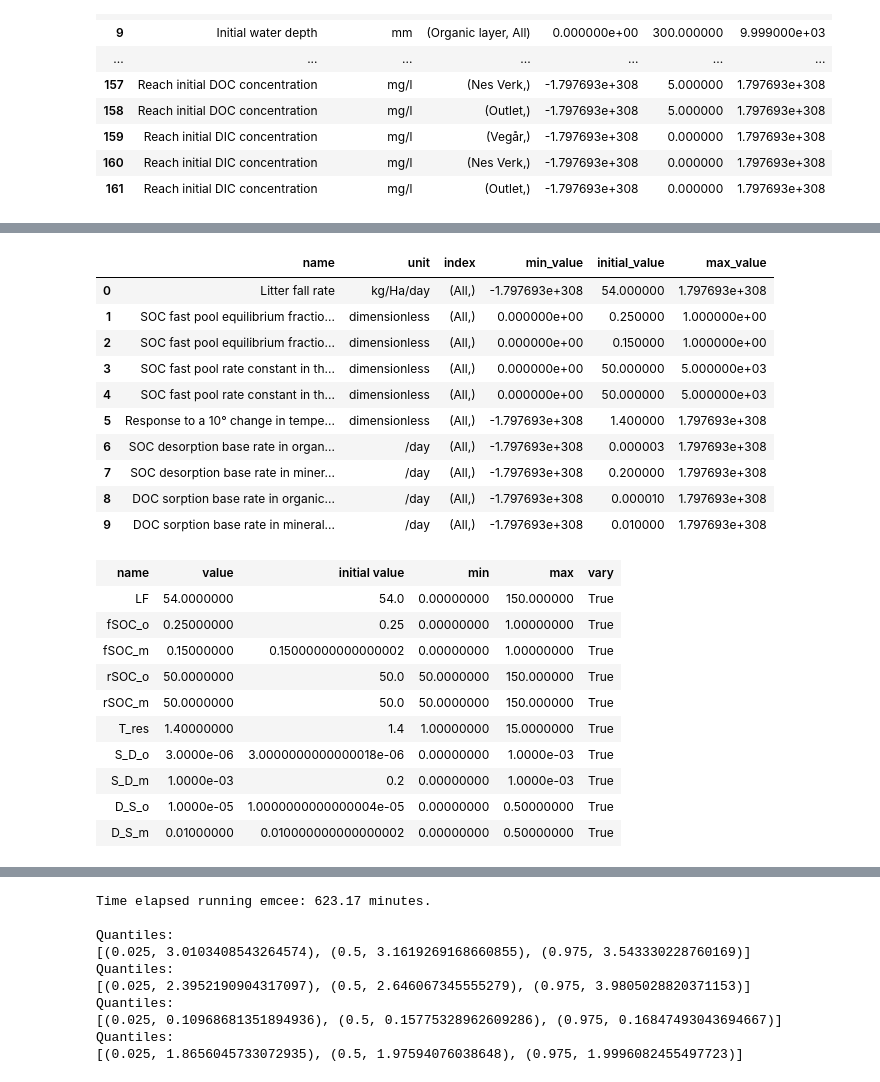
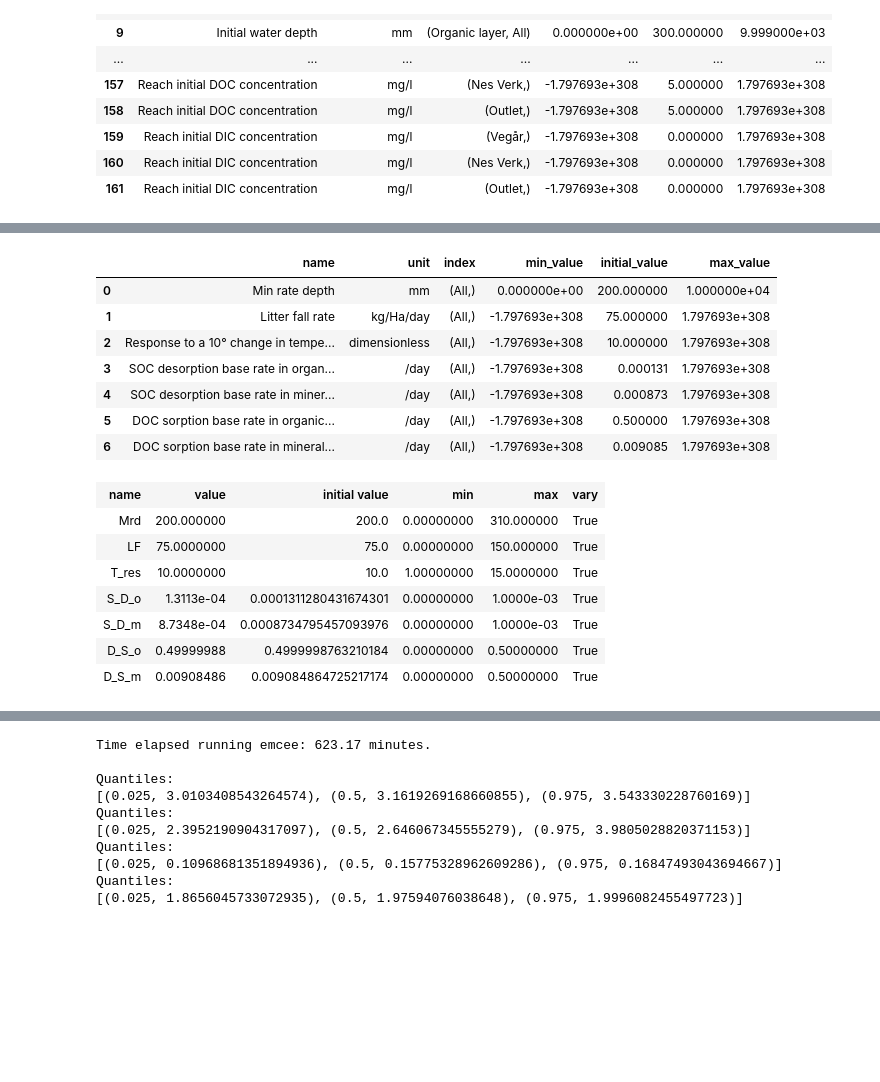
Before and after one commit to NIVANorge/Mobius, a Jupyter notebook: PythonWrapper/INCA-C/calibration.ipynb, the cells around one changed output, grey strips where cells are left out. Drawn from its saved outputs; the diff is of its cells as text; code cells hidden in the pictures; blank space fills up the shorter version.

```diff
--- a/PythonWrapper/INCA-C/calibration.ipynb
+++ b/PythonWrapper/INCA-C/calibration.ipynb
@@ -63,26 +63,20 @@ Nash-Sutcliffe coefficient: -1.855867
 Number of observations: 266
 # %%
-calib_df = param_df.loc[[108, 109, 110, 111, 112, 113, 119, 120, 121, 122]].reset_index(drop=True)
+calib_df = param_df.loc[[105, 108, 113, 119, 120, 121, 122]].reset_index(drop=True)
 calib_df
 # %% [output]
 |  | name | unit | index | min_value | initial_value | max_value |
-| 0 | Litter fall rate | kg/Ha/day | (All,) | -1.797693e+308 | 54.000000 | 1.797693e+308 |
-| 1 | SOC fast pool equilibrium fractio... | dimensionless | (All,) | 0.000000e+00 | 0.250000 | 1.000000e+00 |
-| 2 | SOC fast pool equilibrium fractio... | dimensionless | (All,) | 0.000000e+00 | 0.150000 | 1.000000e+00 |
-| 3 | SOC fast pool rate constant in th... | dimensionless | (All,) | 0.000000e+00 | 50.000000 | 5.000000e+03 |
-| 4 | SOC fast pool rate constant in th... | dimensionless | (All,) | 0.000000e+00 | 50.000000 | 5.000000e+03 |
-| 5 | Response to a 10° change in tempe... | dimensionless | (All,) | -1.797693e+308 | 1.400000 | 1.797693e+308 |
-| 6 | SOC desorption base rate in organ... | /day | (All,) | -1.797693e+308 | 0.000003 | 1.797693e+308 |
-| 7 | SOC desorption base rate in miner... | /day | (All,) | -1.797693e+308 | 0.200000 | 1.797693e+308 |
-| 8 | DOC sorption base rate in organic... | /day | (All,) | -1.797693e+308 | 0.000010 | 1.797693e+308 |
-| 9 | DOC sorption base rate in mineral... | /day | (All,) | -1.797693e+308 | 0.010000 | 1.797693e+308 |
+| 0 | Min rate depth | mm | (All,) | 0.000000e+00 | 200.000000 | 1.000000e+04 |
+| 1 | Litter fall rate | kg/Ha/day | (All,) | -1.797693e+308 | 75.000000 | 1.797693e+308 |
+| 2 | Response to a 10° change in tempe... | dimensionless | (All,) | -1.797693e+308 | 10.000000 | 1.797693e+308 |
+| 3 | SOC desorption base rate in organ... | /day | (All,) | -1.797693e+308 | 0.000131 | 1.797693e+308 |
+| 4 | SOC desorption base rate in miner... | /day | (All,) | -1.797693e+308 | 0.000873 | 1.797693e+308 |
+| 5 | DOC sorption base rate in organic... | /day | (All,) | -1.797693e+308 | 0.500000 | 1.797693e+308 |
+| 6 | DOC sorption base rate in mineral... | /day | (All,) | -1.797693e+308 | 0.009085 | 1.797693e+308 |
 # %%
 calib_df['short_name'] = [
+    'Mrd',
     'LF',
-    'fSOC_o',
-    'fSOC_m',
-    'rSOC_o',
-    'rSOC_m',
     'T_res',
     'S_D_o',
     'S_D_m',
@@ -92,16 +86,18 @@ calib_df['short_name'] = [
 
 params = cu.parameter_df_to_lmfit(calib_df)
 
+params['Mrd'].min = 0
+params['Mrd'].max = 310
 params['LF'].min = 0
 params['LF'].max = 150
-params['fSOC_o'].min = 0
-params['fSOC_o'].max = 1
-params['fSOC_m'].min = 0
-params['fSOC_m'].max = 1
-params['rSOC_o'].min = 50
-params['rSOC_o'].max = 150
-params['rSOC_m'].min = 50
-params['rSOC_m'].max = 150
+#params['fSOC_o'].min = 0
+#params['fSOC_o'].max = 1
+#params['fSOC_m'].min = 0
+#params['fSOC_m'].max = 1
+#params['rSOC_o'].min = 50
+#params['rSOC_o'].max = 150
+#params['rSOC_m'].min = 50
+#params['rSOC_m'].max = 150
 params['T_res'].min = 1
 params['T_res'].max = 15
 params['S_D_o'].min = 0
@@ -117,16 +113,13 @@ calib_df
 params
 # %% [output]
 | name | value | initial value | min | max | vary |
-| LF | 54.0000000 | 54.0 | 0.00000000 | 150.000000 | True |
-| fSOC_o | 0.25000000 | 0.25 | 0.00000000 | 1.00000000 | True |
-| fSOC_m | 0.15000000 | 0.15000000000000002 | 0.00000000 | 1.00000000 | True |
-| rSOC_o | 50.0000000 | 50.0 | 50.0000000 | 150.000000 | True |
-| rSOC_m | 50.0000000 | 50.0 | 50.0000000 | 150.000000 | True |
-| T_res | 1.40000000 | 1.4 | 1.00000000 | 15.0000000 | True |
-| S_D_o | 3.0000e-06 | 3.0000000000000018e-06 | 0.00000000 | 1.0000e-03 | True |
-| S_D_m | 1.0000e-03 | 0.2 | 0.00000000 | 1.0000e-03 | True |
-| D_S_o | 1.0000e-05 | 1.0000000000000004e-05 | 0.00000000 | 0.50000000 | True |
-| D_S_m | 0.01000000 | 0.010000000000000002 | 0.00000000 | 0.50000000 | True |
+| Mrd | 200.000000 | 200.0 | 0.00000000 | 310.000000 | True |
+| LF | 75.0000000 | 75.0 | 0.00000000 | 150.000000 | True |
+| T_res | 10.0000000 | 10.0 | 1.00000000 | 15.0000000 | True |
+| S_D_o | 1.3113e-04 | 0.0001311280431674301 | 0.00000000 | 1.0000e-03 | True |
+| S_D_m | 8.7348e-04 | 0.0008734795457093976 | 0.00000000 | 1.0000e-03 | True |
+| D_S_o | 0.49999988 | 0.4999998763210184 | 0.00000000 | 0.50000000 | True |
+| D_S_m | 0.00908486 | 0.009084864725217174 | 0.00000000 | 0.50000000 | True |
 # %%
 %%time
 mi, res = cu.minimize_residuals(params, dataset, comparisons, method='nelder', norm=False, skip_timesteps=365)
```
Also changed, not shown: parts of 3 cells of this notebook, 5 other files.
